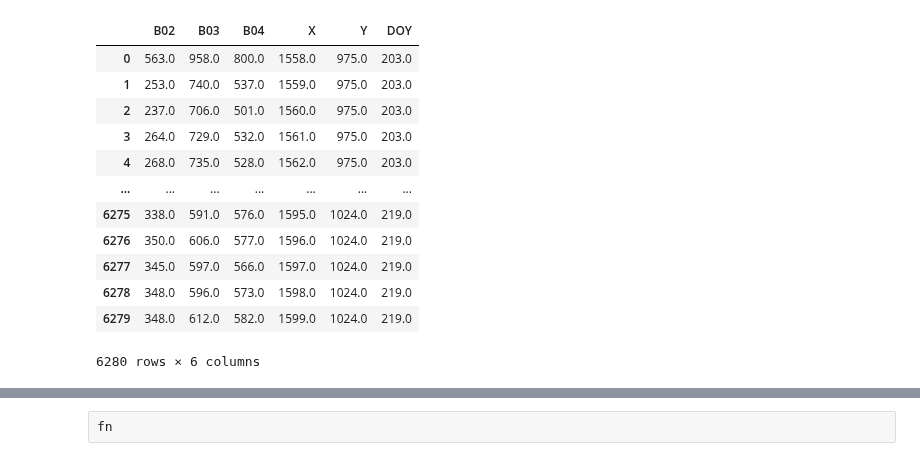
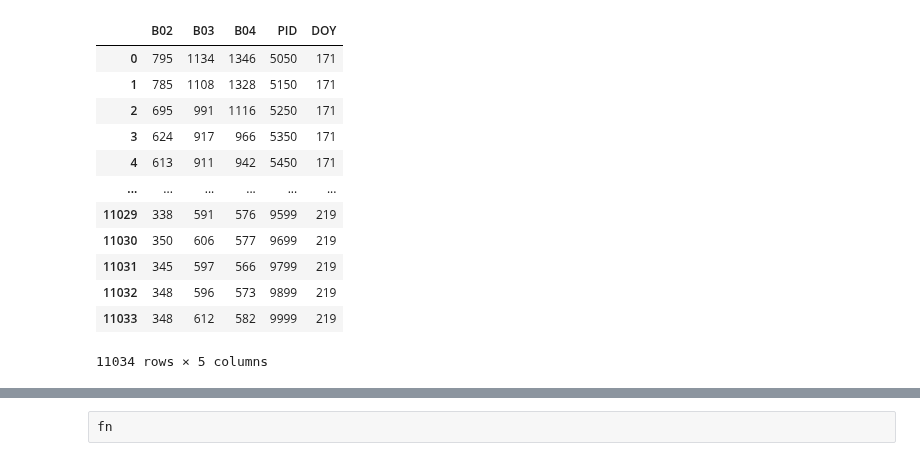
Before and after one commit to koyacolab/aispace, a Jupyter notebook: ai.ipynb, the cells around one changed output, grey strips where cells are left out. Cells and saved outputs as stored; diff of their text form; code cells hidden in the pictures.

```diff
--- a/ai.ipynb
+++ b/ai.ipynb
@@ -151,7 +151,7 @@ print(current_directory)
 
 print(f'NumPy version:{np.__version__}')
 np.float = float # 'float32' # float
-table_dtype = np.float  # 'int64'   # np.float  #'float32'
+table_dtype = int  # np.float  # 'int64'   # np.float  #'float32'
 print(table_dtype)
 
 hls_data = HLSDataSet(table_dtype = table_dtype)
@@ -161,8 +161,9 @@ hls_data.clip_dataset(x1=50.0, y1=50.0, x2=100.0, y2=100.0)
 
 # doys = [171, 179, 187, 195, 203, 211, 219]
 doys = [171, 179, 187, 203, 211, 219]
+# doys = [171, 187, 203, 211, 219]
 # doys = [203, 211, 219]
-doys = [203, 211, 219]
+# doys = [203, 211, 219]
 
 df = hls_data._get_data_doys(doys = doys, SHOW=True)
 display(df)
@@ -246,47 +224,51 @@ train_data
 # %%
+# Create a new column 'BAND' by concatenating 'B02', 'B03', and 'B04' with ';'
+# train_data['BAND'] = train_data.apply(lambda row: ';'.join([str(row['B02']), str(row['B03']), str(row['B04'])]), axis=1)
+
 #### CODE DATA 4 TRAIN #####################################
-# train_columns_list = ['B02', 'B03', 'B04', 'PID', 'DOY']
-train_columns_list = ['B02', 'B03', 'B04', 'X', 'Y', 'DOY']
+# train_columns_list = ['PID', 'DOY', 'BAND']
+train_columns_list = ['B02', 'B03', 'B04', 'PID', 'DOY']
+# train_columns_list = ['B02', 'B03', 'B04', 'X', 'Y', 'DOY']
 # train_columns_list = ['B03', 'PID', 'DOY']
 data = train_data[train_columns_list].copy()
 
 display(data)
 
 # # Create a new DataFrame with four columns
 # data = data.melt(id_vars=['PID', 'DOY'], value_vars=['B02', 'B03', 'B04'],
 #                     var_name='BNAME', value_name='BAND')
 
 # data['BNAME'] = data['BNAME'].astype(str)
 # #############################################################
 
 # # Get only trainable columns ###########################
 # train_columns_list = ['DOY', 'PID', 'BNAME', 'BAND']
 
 # data = data[train_columns_list].copy()
 
 # # data = data.astype(table_dtype)
 # print(data.dtypes.tolist())
 # # Reset the index to remove it
 # data = data.reset_index(drop=True)
 # # train_data.columns = final_columns_list
 # print(f'Code data 4 trainable is for {train_columns_list}')
 # display(data)
 
 # print('Ready for train...')
 # %% [output]
-|  | B02 | B03 | B04 | X | Y | DOY |
-| 0 | 563.0 | 958.0 | 800.0 | 1558.0 | 975.0 | 203.0 |
-| 1 | 253.0 | 740.0 | 537.0 | 1559.0 | 975.0 | 203.0 |
-| 2 | 237.0 | 706.0 | 501.0 | 1560.0 | 975.0 | 203.0 |
-| 3 | 264.0 | 729.0 | 532.0 | 1561.0 | 975.0 | 203.0 |
-| 4 | 268.0 | 735.0 | 528.0 | 1562.0 | 975.0 | 203.0 |
-| ... | ... | ... | ... | ... | ... | ... |
-| 6275 | 338.0 | 591.0 | 576.0 | 1595.0 | 1024.0 | 219.0 |
-| 6276 | 350.0 | 606.0 | 577.0 | 1596.0 | 1024.0 | 219.0 |
-| 6277 | 345.0 | 597.0 | 566.0 | 1597.0 | 1024.0 | 219.0 |
-| 6278 | 348.0 | 596.0 | 573.0 | 1598.0 | 1024.0 | 219.0 |
-| 6279 | 348.0 | 612.0 | 582.0 | 1599.0 | 1024.0 | 219.0 |
+|  | B02 | B03 | B04 | PID | DOY |
+| 0 | 795 | 1134 | 1346 | 5050 | 171 |
+| 1 | 785 | 1108 | 1328 | 5150 | 171 |
+| 2 | 695 | 991 | 1116 | 5250 | 171 |
+| 3 | 624 | 917 | 966 | 5350 | 171 |
+| 4 | 613 | 911 | 942 | 5450 | 171 |
+| ... | ... | ... | ... | ... | ... |
+| 11029 | 338 | 591 | 576 | 9599 | 219 |
+| 11030 | 350 | 606 | 577 | 9699 | 219 |
+| 11031 | 345 | 597 | 566 | 9799 | 219 |
+| 11032 | 348 | 596 | 573 | 9899 | 219 |
+| 11033 | 348 | 612 | 582 | 9999 | 219 |
-6280 rows × 6 columns
+11034 rows × 5 columns
 # %%
 # #### TRAIN TOKENIZER FOR HLS DATA ################################################
 # #### TRAIN ONCE AND COMMENT FOR AVOID FORKING TOKENIZER ##########################
```
Also changed, not shown: parts of 3 cells of this notebook, 2 other files.
